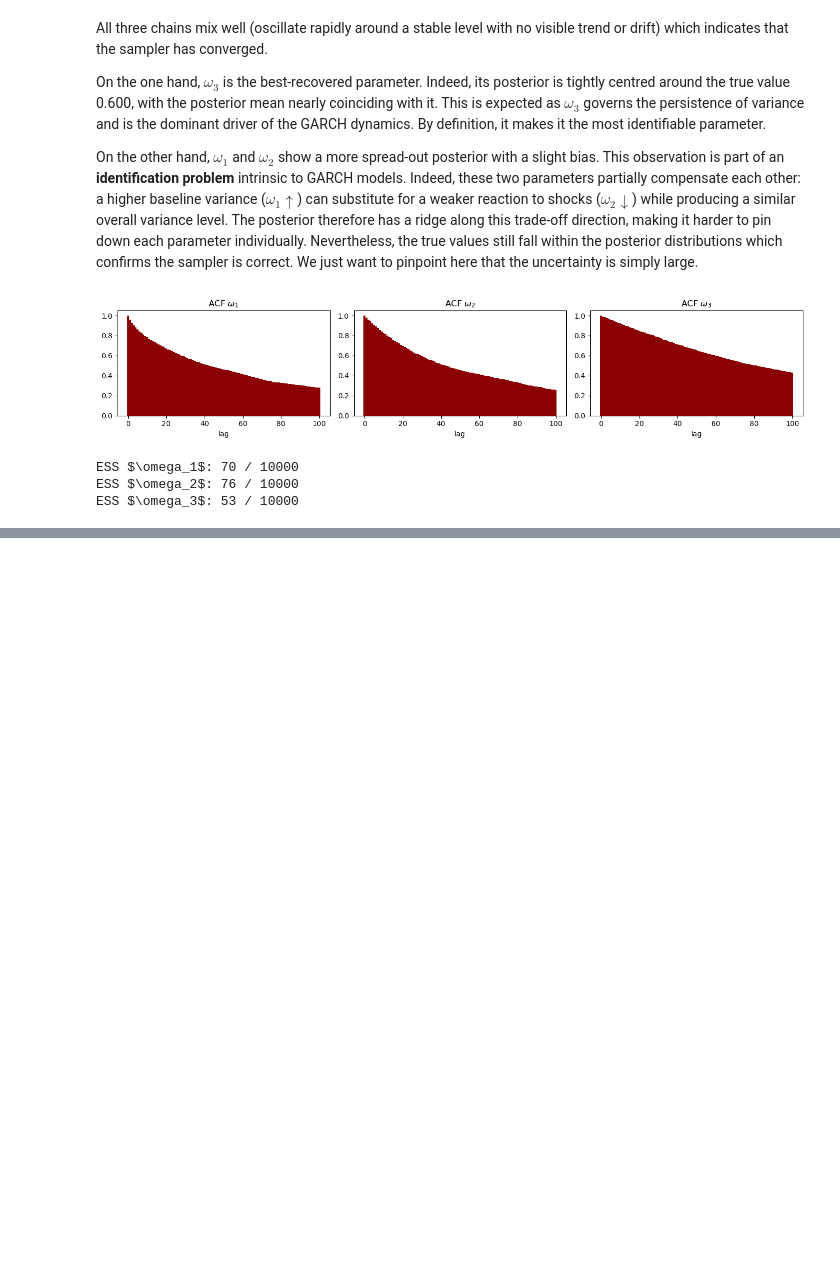
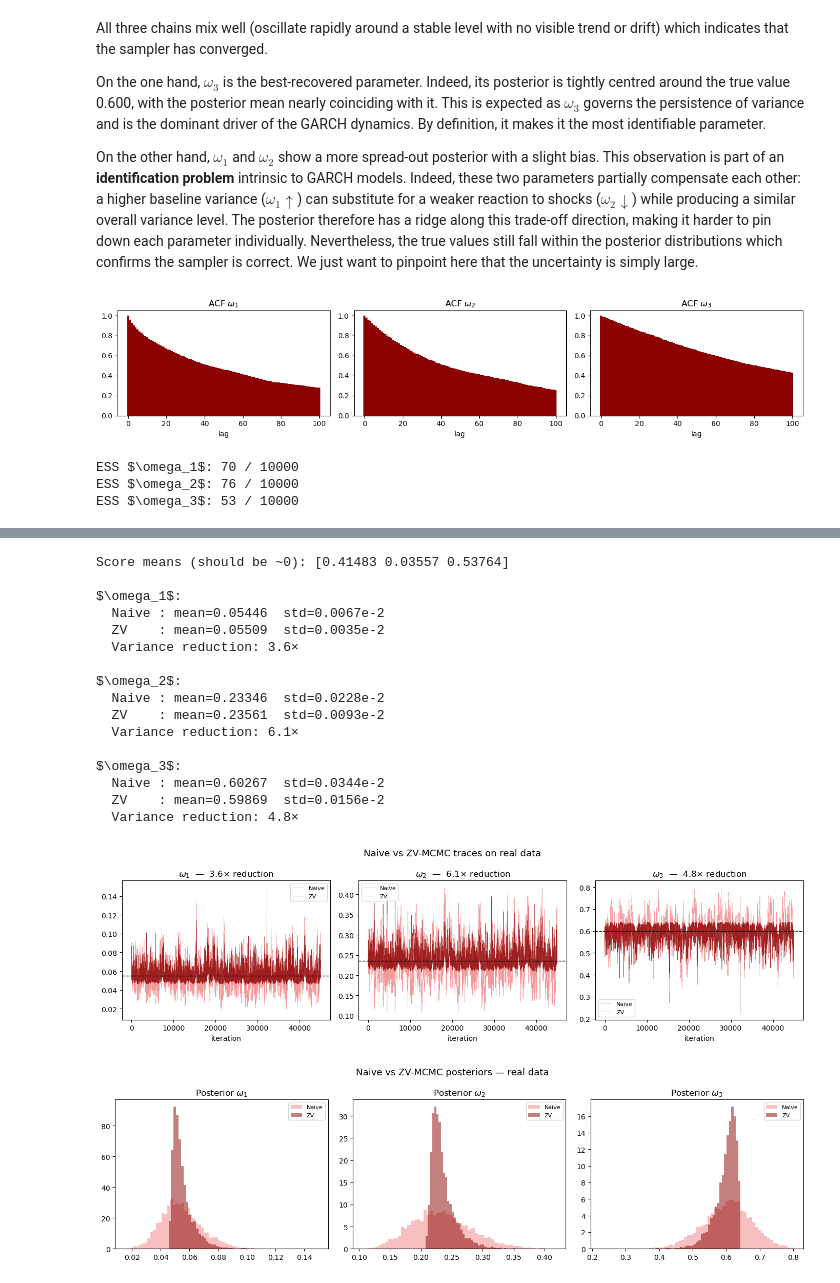
Before and after one commit to ralphndr/Control-variates-for-a-GARCH-model, a Jupyter notebook: src/code.ipynb, the cells around one changed output, grey strips where cells are left out. Cells and saved outputs as stored; diff of their text form; code cells hidden in the pictures; blank space fills up the shorter version.

```diff
--- a/src/code.ipynb
+++ b/src/code.ipynb
@@ -353,0 +532,52 @@ plt.show()
+# %%
+# ZV on real data (DEM/GBP 1985-1987)
+
+results_real, Z_real = zv_degree1(samples_real, r_real)
+
+# Trace + histogram plots
+labels_w = [r'$\omega_1$', r'$\omega_2$', r'$\omega_3$']
+
+fig, axes = plt.subplots(1, 3, figsize=(14, 4))
+for k in range(3):
+    f       = samples_real[:, k]
+    f_tilde = results_real[k]['f_tilde']
+    axes[k].plot(f,       lw=0.4, color='lightcoral', alpha=0.8, label='Naive')
+    axes[k].plot(f_tilde, lw=0.4, color='darkred',    alpha=0.8, label='ZV')
+    axes[k].axhline(results_real[k]['zv_mean'], color='k', ls='--', lw=1)
+    axes[k].set_title(f'{labels_w[k]}  —  {results_real[k]["reduction"]:.1f}× reduction')
+    axes[k].set_xlabel('iteration')
+    axes[k].legend(fontsize=8)
+plt.suptitle('Naive vs ZV-MCMC traces on real data', fontsize=13)
+plt.tight_layout()
+plt.show()
+
+fig, axes = plt.subplots(1, 3, figsize=(14, 4))
+for k in range(3):
+    f       = samples_real[:, k]
+    f_tilde = results_real[k]['f_tilde']
+    axes[k].hist(f,       bins=60, density=True, alpha=0.5, color='lightcoral', label='Naive')
+    axes[k].hist(f_tilde, bins=60, density=True, alpha=0.5, color='darkred',    label='ZV')
+    axes[k].set_title(f'Posterior {labels_w[k]}')
+    axes[k].legend(fontsize=8)
+plt.suptitle('Naive vs ZV-MCMC posteriors — real data', fontsize=13)
+plt.tight_layout()
+plt.show()
+# %% [output]
+Score means (should be ~0): [0.41483 0.03557 0.53764]
+
+$\omega_1$:
+  Naive : mean=0.05446  std=0.0067e-2
+  ZV    : mean=0.05509  std=0.0035e-2
+  Variance reduction: 3.6×
+
+$\omega_2$:
+  Naive : mean=0.23346  std=0.0228e-2
+  ZV    : mean=0.23561  std=0.0093e-2
+  Variance reduction: 6.1×
+
+$\omega_3$:
+  Naive : mean=0.60267  std=0.0344e-2
+  ZV    : mean=0.59869  std=0.0156e-2
+  Variance reduction: 4.8×
+[figure, added]
+[figure, added]
```
Also changed, not shown: parts of 15 cells of this notebook, 6 other files.
